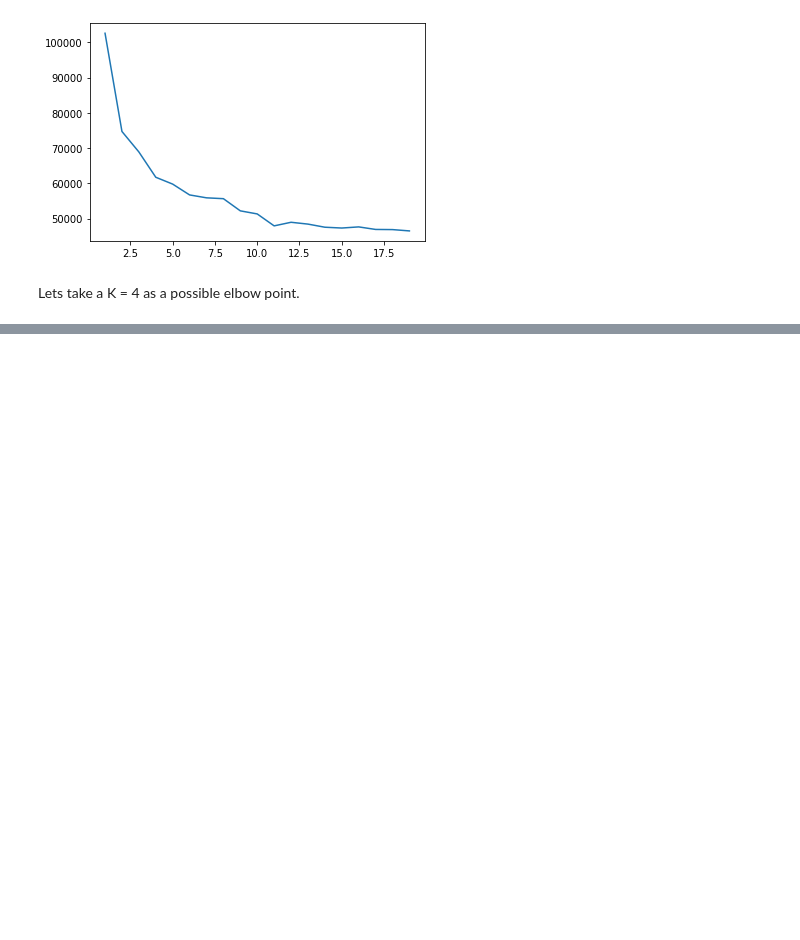
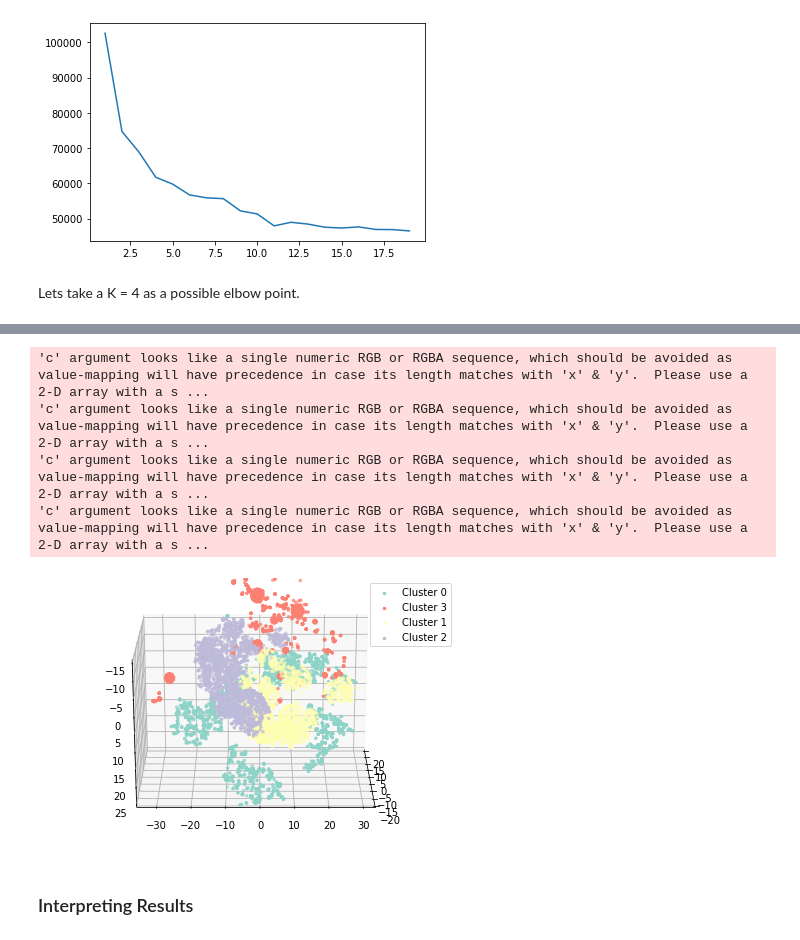
Before and after one commit to dmkirichen/unsup-news-relevancy, a Jupyter notebook: unsupervised_kmodes.ipynb, the cells around one changed output, grey strips where cells are left out. Saved outputs shown, nothing was run; the diff lists cells and outputs as text; code cells hidden in the pictures; blank space fills up the shorter version.

Commit message:
continue working on kmodes approach

```diff
--- a/unsupervised_kmodes.ipynb
+++ b/unsupervised_kmodes.ipynb
@@ -37,6 +39,7 @@ train_df.head()
 Firstly, we need to create a dataframe, consisting only of categorical data (as K-Modes only work with such info).
 # %%
 # Get rid of redundant columns
+all_cols = [col for col in train_df.columns if col != 'rank']
 redundant_cols = ['poster_is_employee', 'poster_is_lead', 'poster_order',
                   'participant1_is_employee', 'participant1_is_lead', 'participant1_order',
                   'participant2_is_employee', 'participant2_is_lead', 'participant2_order',
@@ -163,3 +166,5 @@ plt.plot(np.arange(1, 20), inertia)
 [figure]
 # %% [markdown]
 Lets take a K = 4 as a possible elbow point.
+# %%
+clusters = KModes(n_clusters=4, init='Cao', n_init=1, verbose=2).fit_predict(cat_train_df)
@@ -165,0 +240,21 @@ Lets take a K = 4 as a possible elbow point.
+# %%
+encoder = OneHotEncoder(handle_unknown='ignore')
+
+encoder.fit(train_df[cat_cols].to_numpy())
+rez = encoder.transform(train_df[cat_cols].to_numpy())
+rez_df = pd.DataFrame(rez.toarray())
+
+rez_df.index = train_df.index
+
+new_feature_names = encoder.get_feature_names(cat_cols)
+rename_to_new = {old: new for old, new in zip(list(range(len(new_feature_names))), new_feature_names)}
+rez_df = rez_df.rename(rename_to_new, axis=1)
+
+final_enc_df = train_df.copy()
+final_enc_df = final_enc_df.merge(rez_df, right_index=True, left_index=True, how='outer')
+final_enc_df = final_enc_df.drop(cat_cols, axis=1)
+
+final_enc_df['cluster'] = clusters
+final_enc_df['rank'] = train_orig_df['rank']
+# %%
+tsne_3d_df = prepare_tsne(3, final_enc_df, clusters)
@@ -165,0 +270,10 @@ Lets take a K = 4 as a possible elbow point.
+# %%
+plot_animation(tsne_3d_df, 'labels', 'kmodes')
+# %% [output]
+'c' argument looks like a single numeric RGB or RGBA sequence, which should be avoided as value-mapping will have precedence in case its length matches with 'x' & 'y'.  Please use a 2-D array with a s ...
+'c' argument looks like a single numeric RGB or RGBA sequence, which should be avoided as value-mapping will have precedence in case its length matches with 'x' & 'y'.  Please use a 2-D array with a s ...
+'c' argument looks like a single numeric RGB or RGBA sequence, which should be avoided as value-mapping will have precedence in case its length matches with 'x' & 'y'.  Please use a 2-D array with a s ...
+'c' argument looks like a single numeric RGB or RGBA sequence, which should be avoided as value-mapping will have precedence in case its length matches with 'x' & 'y'.  Please use a 2-D array with a s ...
+[figure, added]
+# %% [markdown]
+### Interpreting Results
```
Also changed, not shown: parts of 15 cells of this notebook, 2 other files.
